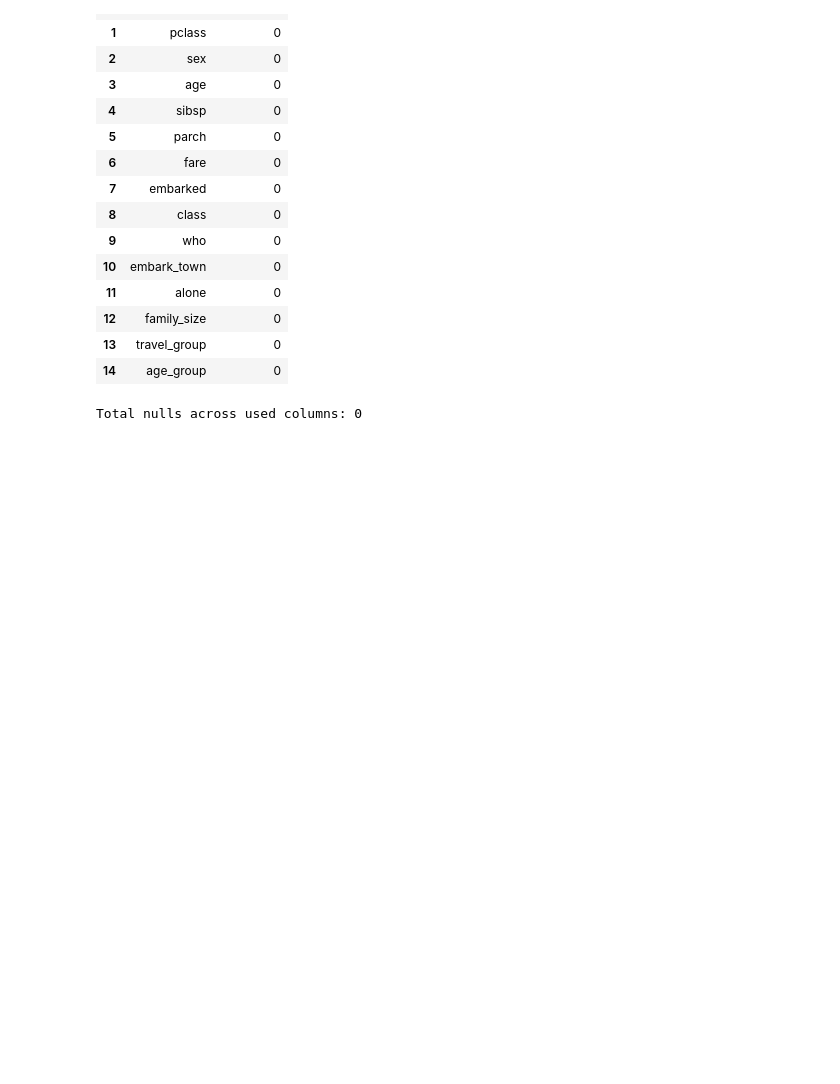
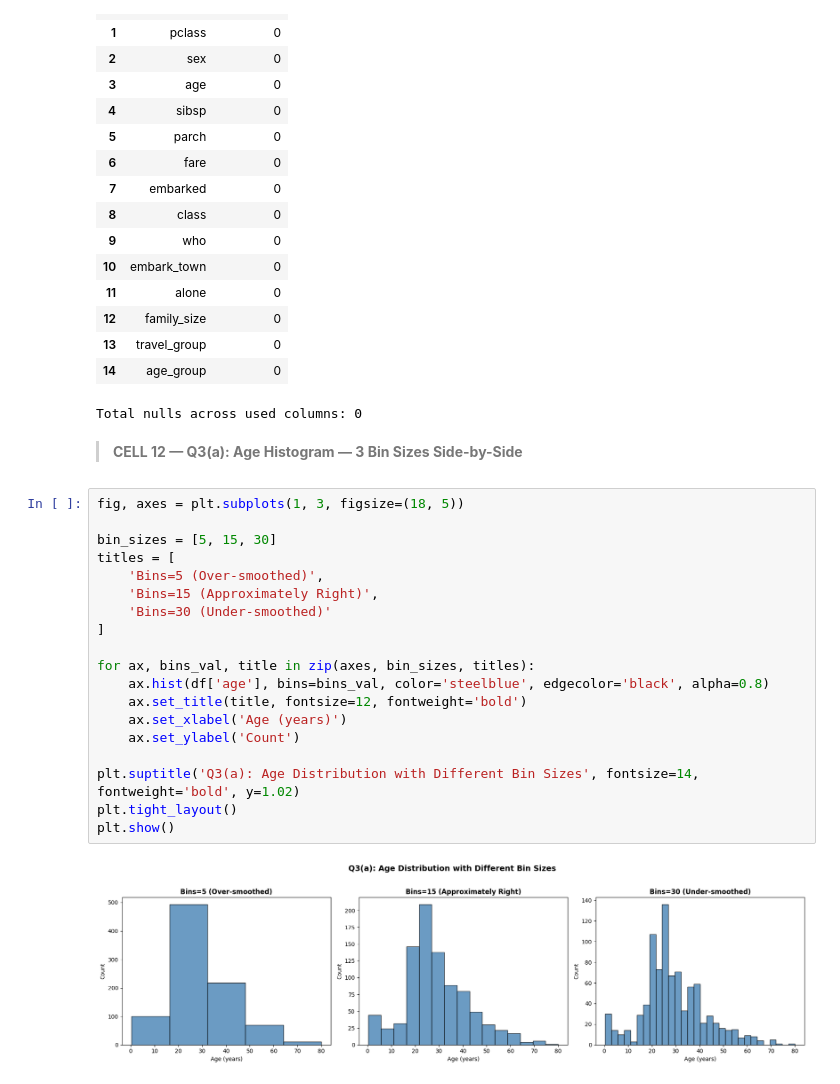
Before and after one commit to MuhammadAhmad1078/Titanic-Dataset-Exploratory-Analysis, a Jupyter notebook: 22F-8814-A2-Dataviz.ipynb, the cells around one changed output. Drawn from its saved outputs; the diff is of its cells as text; blank space fills up the shorter version.

Commit message:
feat:Age Histogram-3 Bin Sizes

```diff
--- a/22F-8814-A2-Dataviz.ipynb
+++ b/22F-8814-A2-Dataviz.ipynb
@@ -309,3 +309,26 @@ FINAL NULL-CHECK SUMMARY
 | 13 | travel_group | 0 |
 | 14 | age_group | 0 |
 Total nulls across used columns: 0
+# %% [markdown]
+> **CELL 12 — Q3(a): Age Histogram — 3 Bin Sizes Side-by-Side**
+# %%
+fig, axes = plt.subplots(1, 3, figsize=(18, 5))
+
+bin_sizes = [5, 15, 30]
+titles = [
+    'Bins=5 (Over-smoothed)',
+    'Bins=15 (Approximately Right)',
+    'Bins=30 (Under-smoothed)'
+]
+
+for ax, bins_val, title in zip(axes, bin_sizes, titles):
+    ax.hist(df['age'], bins=bins_val, color='steelblue', edgecolor='black', alpha=0.8)
+    ax.set_title(title, fontsize=12, fontweight='bold')
+    ax.set_xlabel('Age (years)')
+    ax.set_ylabel('Count')
+
+plt.suptitle('Q3(a): Age Distribution with Different Bin Sizes', fontsize=14, fontweight='bold', y=1.02)
+plt.tight_layout()
+plt.show()
+# %% [output]
+[figure, added]
```
